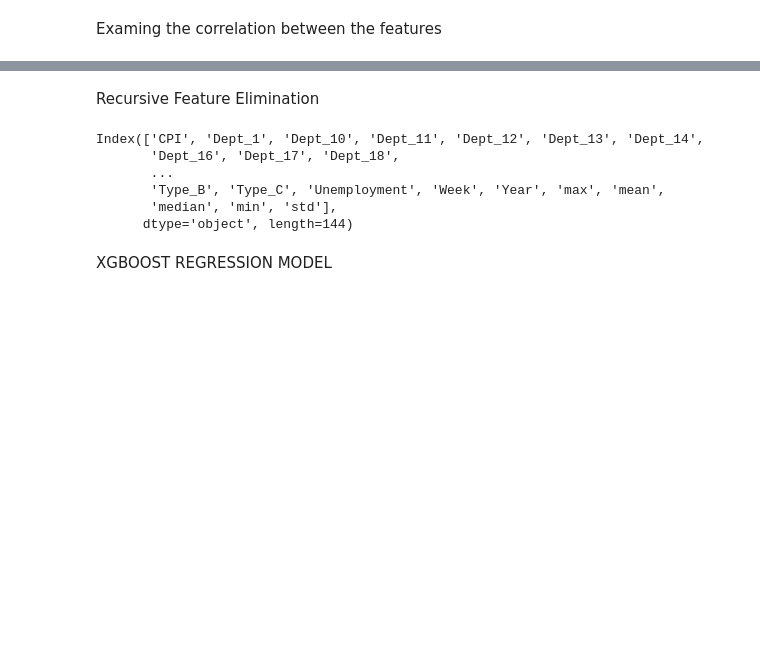
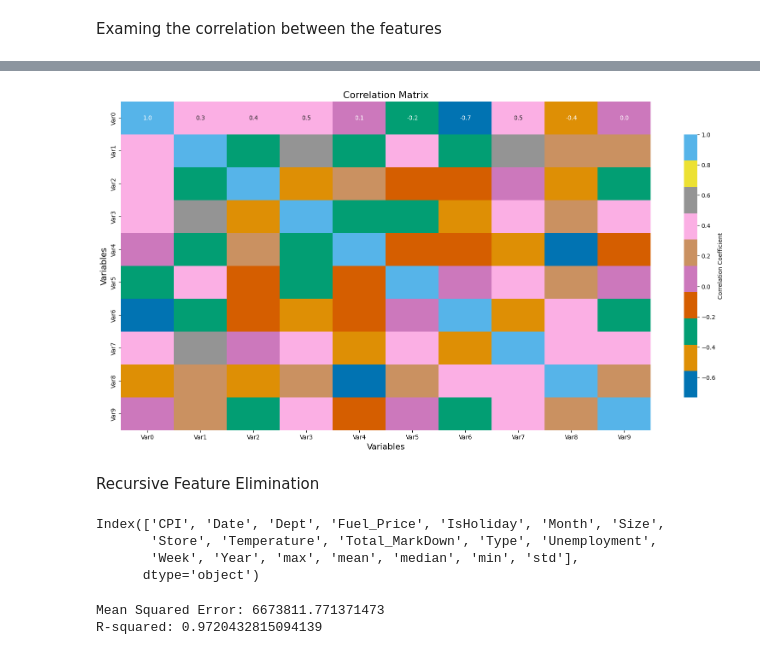
Before and after one commit to silas-ph/Project-2, a Jupyter notebook: sales_forecasting.ipynb, the cells around one changed output, grey strips where cells are left out. Saved outputs shown, nothing was run; the diff lists cells and outputs as text; code cells hidden in the pictures; blank space fills up the shorter version.

```diff
--- a/sales_forecasting.ipynb
+++ b/sales_forecasting.ipynb
@@ -696,15 +687,43 @@ plt.show()
+# %%
+np.random.seed(0)
+data = pd.DataFrame(np.random.rand(10, 10), columns=[f'Var{i}' for i in range(10)])
+num_col = data.columns
+
+# Calculate the correlation matrix
+corr = data[num_col].corr()
+
+# Set the figure size
+plt.figure(figsize=(20, 10))
+
+# Set a colorblind-friendly color palette
+cmap = sns.color_palette("colorblind", as_cmap=True)
+
+# Create the heatmap with annotations and additional details
+
+sns.heatmap(corr, vmax=1.0, annot=True, fmt=".1f", cmap=cmap, cbar_kws={"shrink": .8, "label": "Correlation Coefficient"})
+
+# Set the title and axis labels
+plt.title("Correlation Matrix", fontsize=16)
+plt.xlabel("Variables", fontsize=14)
+plt.ylabel("Variables", fontsize=14)
+
+# Save the plot
+#plt.savefig("plots/correlation_matrix.png", dpi=300, bbox_inches='tight')
+
+# Display the plot
+plt.show()
+# %% [output]
+[figure, added]
 # %% [markdown]
 Recursive Feature Elimination
 # %%
 feature_col = data.columns.difference(['Weekly_Sales'])
 feature_col
 # %% [output]
-Index(['CPI', 'Dept_1', 'Dept_10', 'Dept_11', 'Dept_12', 'Dept_13', 'Dept_14',
-       'Dept_16', 'Dept_17', 'Dept_18',
-       ...
-       'Type_B', 'Type_C', 'Unemployment', 'Week', 'Year', 'max', 'mean',
-       'median', 'min', 'std'],
-      dtype='object', length=144)
+Index(['CPI', 'Date', 'Dept', 'Fuel_Price', 'IsHoliday', 'Month', 'Size',
+       'Store', 'Temperature', 'Total_MarkDown', 'Type', 'Unemployment',
+       'Week', 'Year', 'max', 'mean', 'median', 'min', 'std'],
+      dtype='object')
 # %%
 
 feature_col = ['Store', 'Dept', 'Date', 'Temperature', 'Fuel_Price', 'CPI', 'Unemployment', 'IsHoliday']
@@ -750,5 +769,6 @@ r2 = r2_score(y_test, y_pred)
 
 print("Mean Squared Error:", mse)
 print("R-squared:", r2)
+# %% [output]
+Mean Squared Error: 6673811.771371473
+R-squared: 0.9720432815094139
-# %% [markdown]
-XGBOOST REGRESSION MODEL
```
Also changed, not shown: parts of 12 cells of this notebook.
